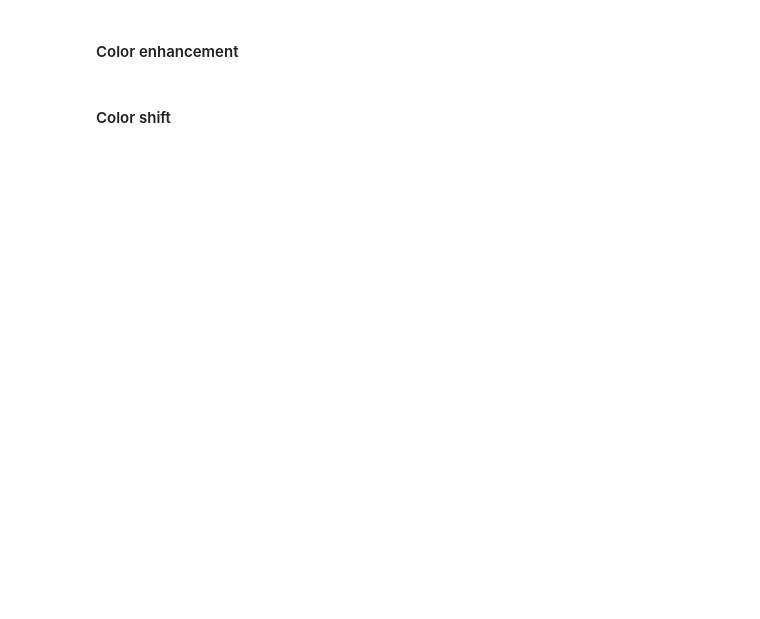
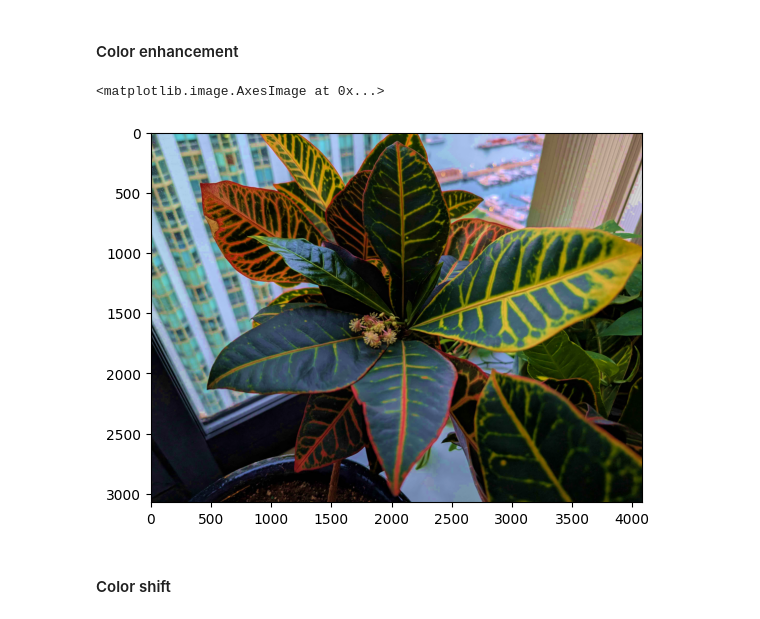
Before and after one commit to Southern-Sun/Computational-Photography, a Jupyter notebook: MP1_Hybrid_Images/hybrid/CS445_Proj1_Starter.ipynb, the cells around one changed output. Saved outputs shown, nothing was run; the diff lists cells and outputs as text; code cells hidden in the pictures; blank space fills up the shorter version.

```diff
--- a/MP1_Hybrid_Images/hybrid/CS445_Proj1_Starter.ipynb
+++ b/MP1_Hybrid_Images/hybrid/CS445_Proj1_Starter.ipynb
@@ -149,4 +252,16 @@ cropped_object = utils.interactive_crop(im_hybrid)
 # %% [markdown]
 #### Color enhancement
+# %%
+IMAGE = "croton.jpg"
+original_image = cv2.imread(datadir / IMAGE)
+# Convert to HSV so we can access the saturation channel
+hsv_image = cv2.cvtColor(original_image, cv2.COLOR_BGR2HSV)
+enhanced_image = apply_gamma(hsv_image, (1, .5, 1))
+output_enhanced = cv2.cvtColor(enhanced_image, cv2.COLOR_HSV2RGB)
+
+plt.imshow(output_enhanced)
+# %% [output]
+<matplotlib.image.AxesImage at 0x...>
+[figure, added]
 # %% [markdown]
 #### Color shift
```
Also changed, not shown: parts of 13 cells of this notebook.
